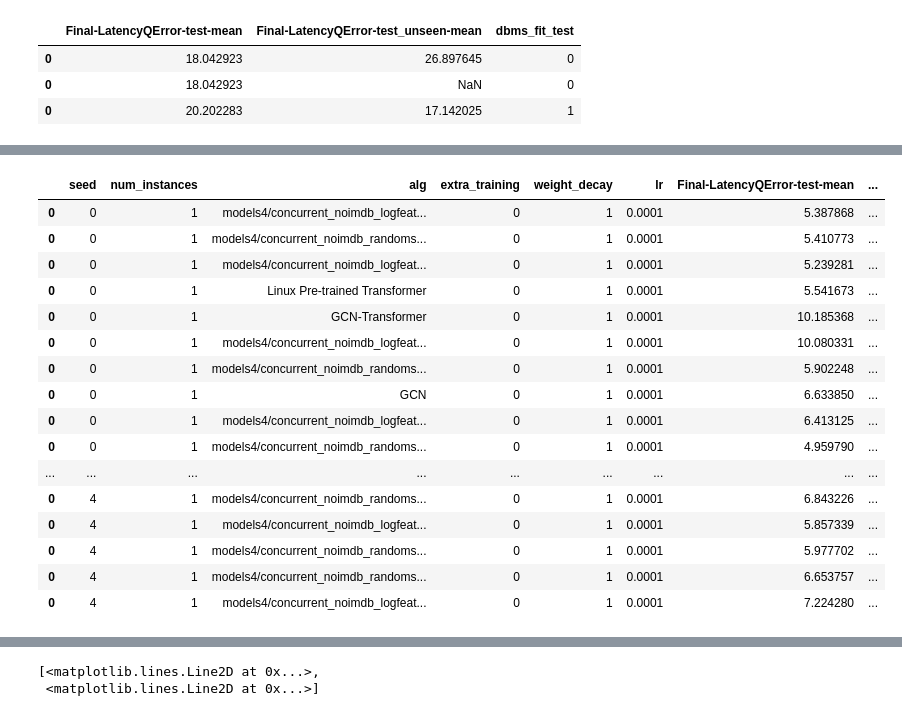
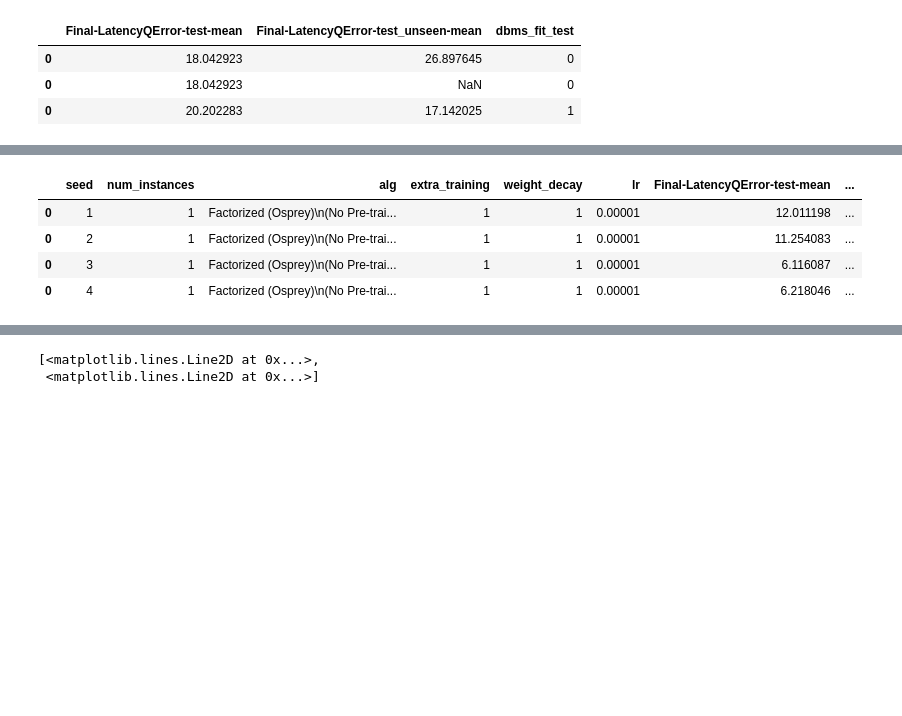
Before and after one commit to parimarjan/LatencyCollector, a Jupyter notebook: Notebooks/wandb-summary-figs-imdb-one-instance-single.ipynb, the cells around one changed output, grey strips where cells are left out. Saved outputs shown, nothing was run; the diff lists cells and outputs as text; code cells hidden in the pictures; blank space fills up the shorter version.

```diff
--- a/Notebooks/wandb-summary-figs-imdb-one-instance-single.ipynb
+++ b/Notebooks/wandb-summary-figs-imdb-one-instance-single.ipynb
@@ -133,27 +131,12 @@ bdf[["Final-LatencyQError-test-mean", "Final-LatencyQError-test_unseen-mean", "d
 # %%
 runs = api.runs("pari/LatencyPredictor",
     {"$and": [
-      #{"config.eval_epoch": 5},
-      #{"config.traindata_dir": "LatencyCollectorResults/background"},
-      #{"config.traindata_dir": "LatencyCollectorResults/new"},
       {"$or": [
             {"$or": [
-                #{"tags":"final2"},
-                #{"tags":"final-min-01"},
-                #{"tags":"final2-min-01"},
-                #{"tags":"final4-fixed_instances-min-1"},
-                #{"tags": "all-final4-fixed_instances-min-1"},
-                #{"tags": "final5-fixed_instances-min-1"},
-                #{"tags": "single-final7-min-01"},
                 {"tags": "single-final9-min-01"},
                 {"tags":"imdb-final9-ablations"},
+                {"tags":"single-final9-min-01-transferrable"},
             ]},
-#           {
-#             "config.config":  "configs/baselines/config_avg.yaml",
-#           },
-#           {
-#             "config.config":  "configs/baselines/config_trans.yaml",
-#           },
       ]}
     ]
     })
@@ -202,9 +190,26 @@ took:  1.3165380954742432
 # %%
 df = pd.concat(dfs)
-df = df[df["tags"] == "exp1_single,exp2_single,exp3_single,exp7_single_ceb2"]
-df = df[df["split_kind"] == "lt_type-query"]
 
-#df = df[df["lr"] == 0.0001]
+df1 = df[df["config"].str.contains("transfer")]
+df1 = df[df["feat_onehot"] == 0]
+df1['fixed_tr'] = df1['Tags'].apply(lambda x: any("transfer" in s for s in x))
+df1 = df1[df1['fixed_tr']]
+
+print("Num transferrable: ", len(df1))
+
+df2 = df[(df["tags"] == "exp1_single,exp2_single,exp3_single,exp7_single_ceb2") &
+            (df["split_kind"] == "lt_type-query") &
+            ~(df["config"].str.contains("nopretrain"))
+        ]
+
+df3 = df[df["config"].str.contains("nopretrain")]
+df3 = df3[df3["sys_net_pretrained"] == 0]
+
+print(set(df3["seed"]))
+df3 = df3.drop_duplicates(["seed"])
+print(len(df3))
+
+df = pd.concat([df1,df2, df3])
 
 df = pd.concat([df, bdf])
 print(len(df))
@@ -368,27 +419,15 @@ Index(['Tags', 'name', 'lr', 'alg', 'hl1', 'arch', 'seed', 'tags', 'config',
 # %%
 pd.set_option('display.max_rows', 500)
 
-tmp = df[df["num_instances"] == 1]
+tmp = df[df["extra_training"] == 1]
 tmp[["seed", "num_instances", "alg", "extra_training", "weight_decay", "lr", "Final-LatencyQError-test-mean", "Final-LatencyAE-test-mean" , "weight_decay", "Final-LatencyMSE-test-mean",
     "Final-LatencyQError-test-median", "Final-LatencyQError-test-99p"]].sort_values(by="seed")
 # %% [output]
 |  | seed | num_instances | alg | extra_training | weight_decay | lr | Final-LatencyQError-test-mean | ... |
-| 0 | 0 | 1 | models4/concurrent_noimdb_logfeat... | 0 | 1 | 0.0001 | 5.387868 | ... |
-| 0 | 0 | 1 | models4/concurrent_noimdb_randoms... | 0 | 1 | 0.0001 | 5.410773 | ... |
-| 0 | 0 | 1 | models4/concurrent_noimdb_logfeat... | 0 | 1 | 0.0001 | 5.239281 | ... |
-| 0 | 0 | 1 | Linux Pre-trained Transformer | 0 | 1 | 0.0001 | 5.541673 | ... |
-| 0 | 0 | 1 | GCN-Transformer | 0 | 1 | 0.0001 | 10.185368 | ... |
-| 0 | 0 | 1 | models4/concurrent_noimdb_logfeat... | 0 | 1 | 0.0001 | 10.080331 | ... |
-| 0 | 0 | 1 | models4/concurrent_noimdb_randoms... | 0 | 1 | 0.0001 | 5.902248 | ... |
-| 0 | 0 | 1 | GCN | 0 | 1 | 0.0001 | 6.633850 | ... |
-| 0 | 0 | 1 | models4/concurrent_noimdb_logfeat... | 0 | 1 | 0.0001 | 6.413125 | ... |
-| 0 | 0 | 1 | models4/concurrent_noimdb_randoms... | 0 | 1 | 0.0001 | 4.959790 | ... |
-| ... | ... | ... | ... | ... | ... | ... | ... | ... |
-| 0 | 4 | 1 | models4/concurrent_noimdb_randoms... | 0 | 1 | 0.0001 | 6.843226 | ... |
-| 0 | 4 | 1 | models4/concurrent_noimdb_logfeat... | 0 | 1 | 0.0001 | 5.857339 | ... |
-| 0 | 4 | 1 | models4/concurrent_noimdb_randoms... | 0 | 1 | 0.0001 | 5.977702 | ... |
-| 0 | 4 | 1 | models4/concurrent_noimdb_randoms... | 0 | 1 | 0.0001 | 6.653757 | ... |
-| 0 | 4 | 1 | models4/concurrent_noimdb_logfeat... | 0 | 1 | 0.0001 | 7.224280 | ... |
+| 0 | 1 | 1 | Factorized (Osprey)\n(No Pre-trai... | 1 | 1 | 0.00001 | 12.011198 | ... |
+| 0 | 2 | 1 | Factorized (Osprey)\n(No Pre-trai... | 1 | 1 | 0.00001 | 11.254083 | ... |
+| 0 | 3 | 1 | Factorized (Osprey)\n(No Pre-trai... | 1 | 1 | 0.00001 | 6.116087 | ... |
+| 0 | 4 | 1 | Factorized (Osprey)\n(No Pre-trai... | 1 | 1 | 0.00001 | 6.218046 | ... |
 # %%
 set(df["alg"])
 # %% [output]
```
Also changed, not shown: parts of 22 cells of this notebook, 18 other files.
